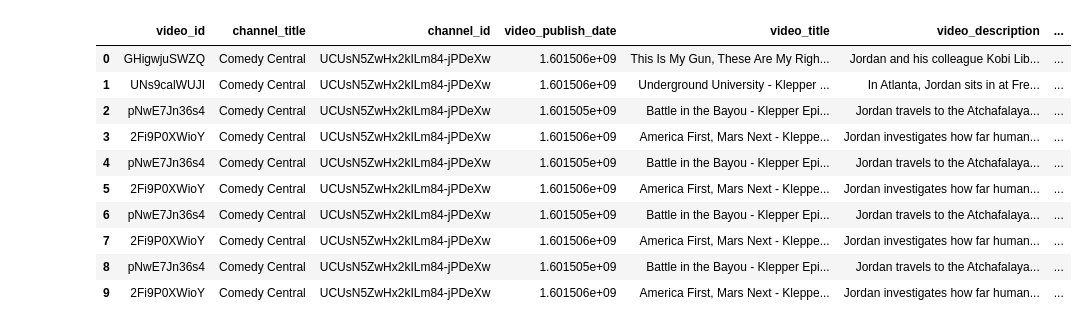
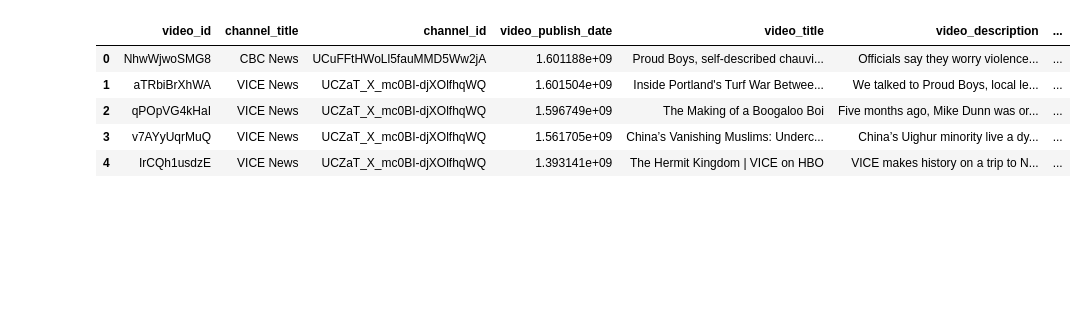
Before and after one commit to daniel-covelli/senior-thesis, a Jupyter notebook: script/demo.ipynb, the cells around one changed output. Cells and saved outputs as stored; diff of their text form; code cells hidden in the pictures; blank space fills up the shorter version.

```diff
--- a/script/demo.ipynb
+++ b/script/demo.ipynb
@@ -38,13 +38,16 @@ def split(string):
 classifications["REVIEWER_TAGS_LST"] = classifications['REVIEWER_TAGS'].apply(split)
 # %%
 class Starter:
-    api_key = 'AIzaSyAC9cPtTvTp6tauWvDEgPVIAas4IGPoC5M'
+    """
+    Used to return a list of videos based on search query and video category
+    """
+    api_key = 'AIzaSyCC12ZawfcmH0tqS8wcOlM2aCF6iwSs86o'
     yt = YouTubeDataAPI(api_key)
-    max_results = 10
 
-    def __init__(self, query, category):
+    def __init__(self, query, category, max_results=5):
         self.query = query
         self.category = category
+        self.max_results =  max_results
 
     def find_video(self):
         """
@@ -53,7 +56,7 @@ class Starter:
         response = self.yt.search(q=self.query, max_results=self.max_results, topic_id=self.category)
         return response
 # %%
-starter = Starter('portland', '/m/05qt0')
+starter = Starter('portland', '/m/05qt0', 10)
 start = starter.find_video()
 # %%
 pprint(start)
@@ -210,3 +291,3 @@ class Bot:
 # %%
-political_bot_1 = Bot('left', 10)
+political_bot_1 = Bot('left', 4, 5)
 political_bot_1.set_start(start)
@@ -217,18 +396,12 @@ TypeError: 'float' object is not iterable
 # %%
 df_recommendations = pd.DataFrame(recommendations)
-pd.set_option('display.max_colwidth', 50)
 df_recommendations
 # %% [output]
 |  | video_id | channel_title | channel_id | video_publish_date | video_title | video_description | ... |
-| 0 | GHigwjuSWZQ | Comedy Central | UCUsN5ZwHx2kILm84-jPDeXw | 1.601506e+09 | This Is My Gun, These Are My Righ... | Jordan and his colleague Kobi Lib... | ... |
-| 1 | UNs9calWUJI | Comedy Central | UCUsN5ZwHx2kILm84-jPDeXw | 1.601506e+09 | Underground University - Klepper ... | In Atlanta, Jordan sits in at Fre... | ... |
-| 2 | pNwE7Jn36s4 | Comedy Central | UCUsN5ZwHx2kILm84-jPDeXw | 1.601505e+09 | Battle in the Bayou - Klepper Epi... | Jordan travels to the Atchafalaya... | ... |
-| 3 | 2Fi9P0XWioY | Comedy Central | UCUsN5ZwHx2kILm84-jPDeXw | 1.601506e+09 | America First, Mars Next - Kleppe... | Jordan investigates how far human... | ... |
-| 4 | pNwE7Jn36s4 | Comedy Central | UCUsN5ZwHx2kILm84-jPDeXw | 1.601505e+09 | Battle in the Bayou - Klepper Epi... | Jordan travels to the Atchafalaya... | ... |
-| 5 | 2Fi9P0XWioY | Comedy Central | UCUsN5ZwHx2kILm84-jPDeXw | 1.601506e+09 | America First, Mars Next - Kleppe... | Jordan investigates how far human... | ... |
-| 6 | pNwE7Jn36s4 | Comedy Central | UCUsN5ZwHx2kILm84-jPDeXw | 1.601505e+09 | Battle in the Bayou - Klepper Epi... | Jordan travels to the Atchafalaya... | ... |
-| 7 | 2Fi9P0XWioY | Comedy Central | UCUsN5ZwHx2kILm84-jPDeXw | 1.601506e+09 | America First, Mars Next - Kleppe... | Jordan investigates how far human... | ... |
-| 8 | pNwE7Jn36s4 | Comedy Central | UCUsN5ZwHx2kILm84-jPDeXw | 1.601505e+09 | Battle in the Bayou - Klepper Epi... | Jordan travels to the Atchafalaya... | ... |
-| 9 | 2Fi9P0XWioY | Comedy Central | UCUsN5ZwHx2kILm84-jPDeXw | 1.601506e+09 | America First, Mars Next - Kleppe... | Jordan investigates how far human... | ... |
+| 0 | NhwWjwoSMG8 | CBC News | UCuFFtHWoLl5fauMMD5Ww2jA | 1.601188e+09 | Proud Boys, self-described chauvi... | Officials say they worry violence... | ... |
+| 1 | aTRbiBrXhWA | VICE News | UCZaT_X_mc0BI-djXOlfhqWQ | 1.601504e+09 | Inside Portland's Turf War Betwee... | We talked to Proud Boys, local le... | ... |
+| 2 | qPOpVG4kHaI | VICE News | UCZaT_X_mc0BI-djXOlfhqWQ | 1.596749e+09 | The Making of a Boogaloo Boi | Five months ago, Mike Dunn was or... | ... |
+| 3 | v7AYyUqrMuQ | VICE News | UCZaT_X_mc0BI-djXOlfhqWQ | 1.561705e+09 | China’s Vanishing Muslims: Underc... | China’s Uighur minority live a dy... | ... |
+| 4 | IrCQh1usdzE | VICE News | UCZaT_X_mc0BI-djXOlfhqWQ | 1.393141e+09 | The Hermit Kingdom | VICE on HBO | VICE makes history on a trip to N... | ... |
 # %%
 df_meta
```
Also changed, not shown: parts of 14 cells of this notebook, 6 other files.
